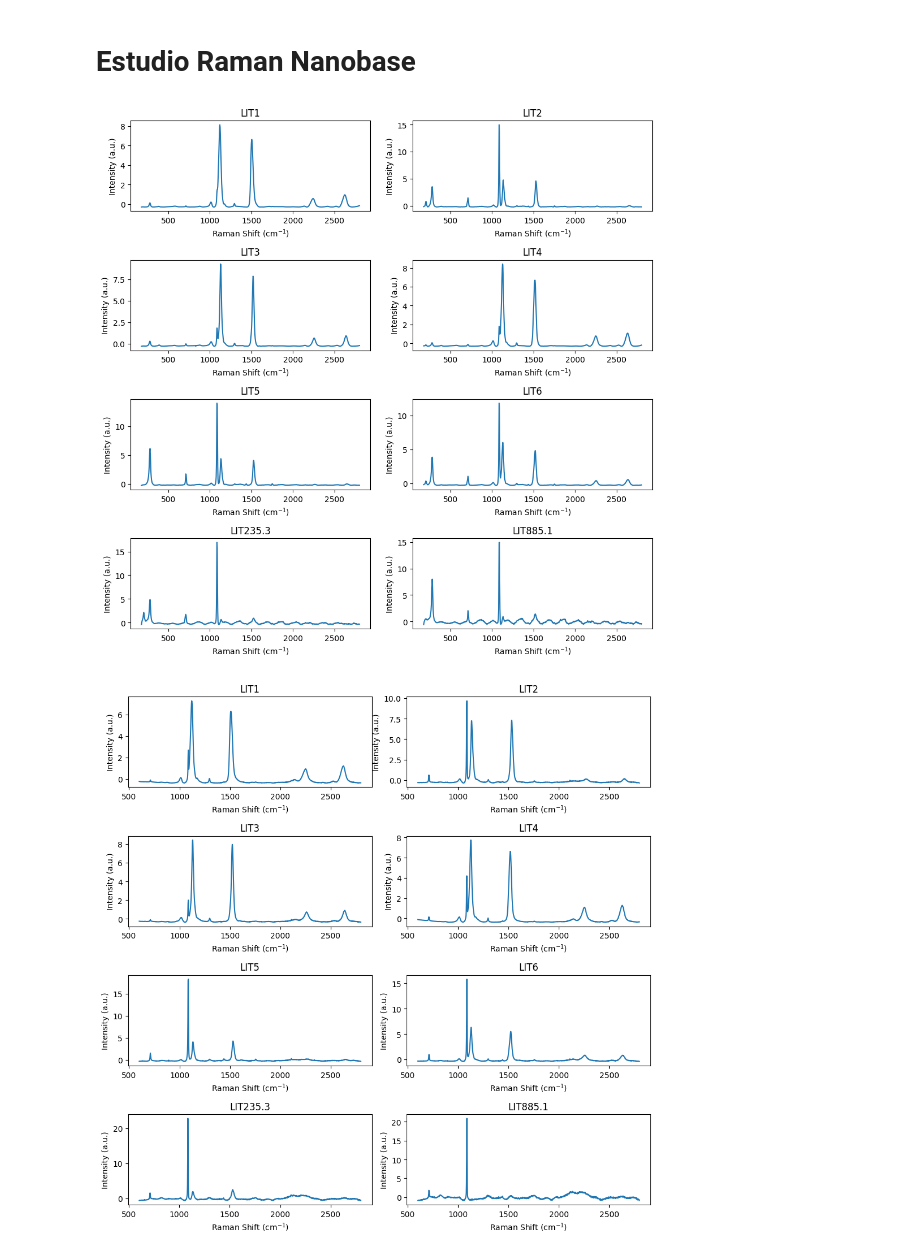
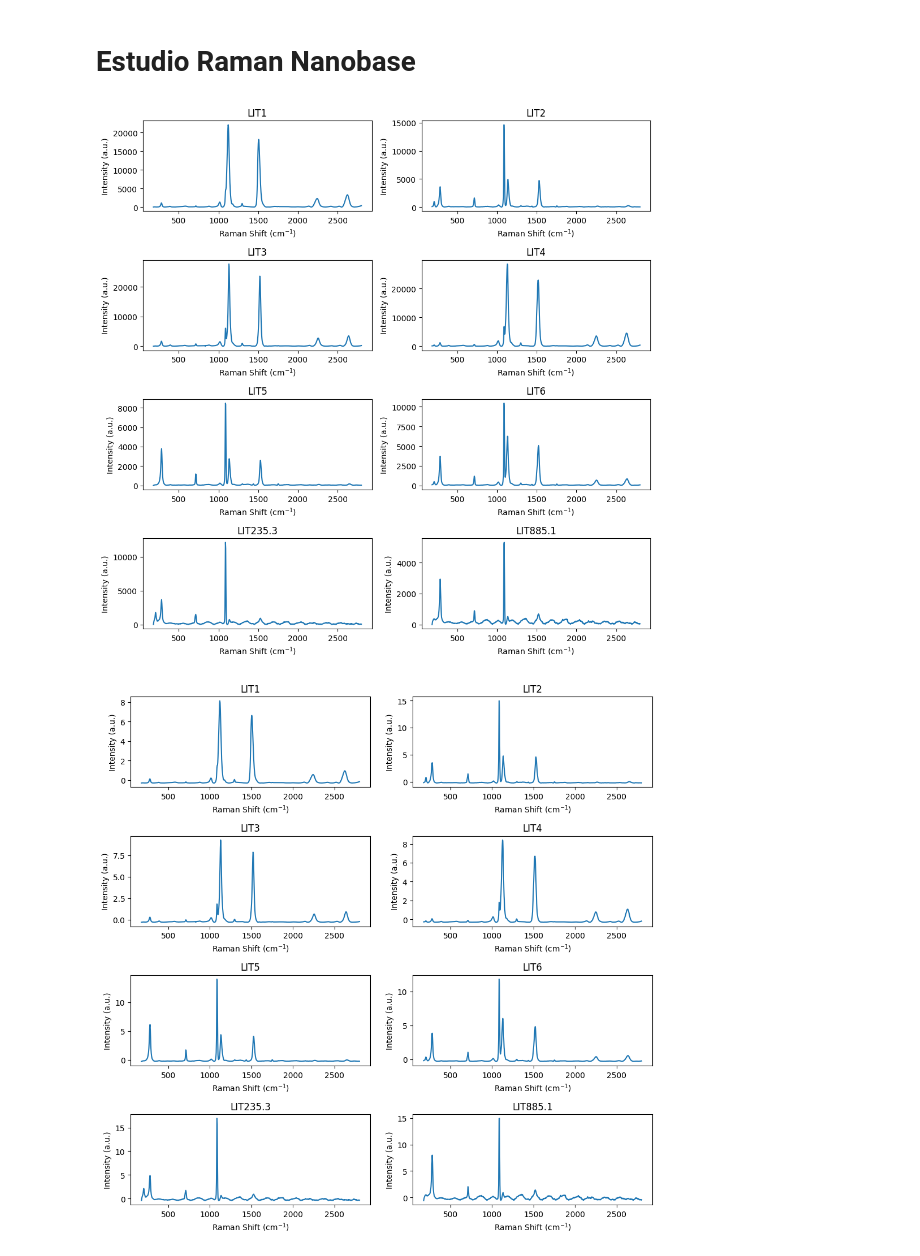
Before and after one commit to andreaperezasen/TFM-ML-Raman-Conchas-Arqueologicas, a Jupyter notebook: Code/Notebooks/plot_espectros.ipynb, the cells around one changed output. Cells and saved outputs as stored; diff of their text form; code cells hidden in the pictures.

```diff
--- a/Code/Notebooks/plot_espectros.ipynb
+++ b/Code/Notebooks/plot_espectros.ipynb
@@ -275,34 +275,34 @@ def avg_spectrum_all(data,  muestras):
     #data = pd.concat(dataframes, axis=0)
     fig, axes = plt.subplots(4, 2, figsize=(10, 10))
     # Itera sobre las muestras y representa cada una en su subplot
     for i, muestra in enumerate(muestras):
         data_muestra = data[data.index.get_level_values('Muestra') == f'{muestra}']
         wavenumber = data_muestra.columns.get_level_values(0).astype(float)
         # Calcula las intensidades medias para cada número de onda
         mean_intensity = data_muestra.mean(axis=0)
 
 
         # Calcula la posición del subplot en la matriz de subplots
         fila = i // 2
         columna = i % 2
 
         # Representa el espectro medio en el subplot correspondiente
         axes[fila, columna].plot(wavenumber, mean_intensity, label=f'Muestra {muestra}')
         axes[fila, columna].set_xlabel('Raman Shift (cm$^{-1}$)')
         axes[fila, columna].set_ylabel('Intensity (a.u.)')
         axes[fila, columna].set_title(f'{muestra}')
 
 
     # Ajusta el espaciado entre subplots
     plt.tight_layout()
 
 
     # Muestra los subplots
     plt.show()
 
+avg_spectrum_all(data_sonda_2024_Matlab, muestras_ordenadas)
+data_sonda_2024_Matlab_snv = SNV(data_sonda_2024_Matlab)
 avg_spectrum_all(data_sonda_2024_Matlab_snv, muestras_ordenadas)
-data_nanobase_snv = SNV(data_nanobase)
-avg_spectrum_all(data_nanobase_snv, muestras_ordenadas)
 # %% [output]
-[figure, old version]
+[figure, new version]
-[figure, old version]
+[figure, new version]
```
Also changed, not shown: parts of 2 cells of this notebook, 2 other files.
